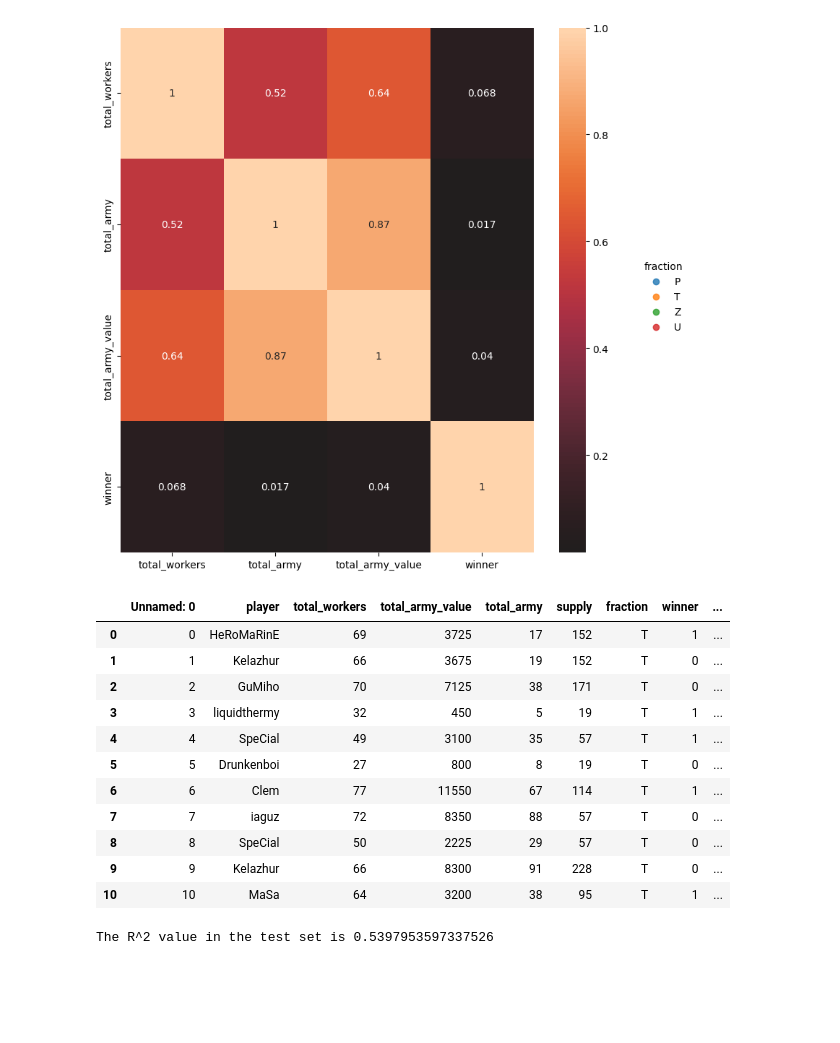
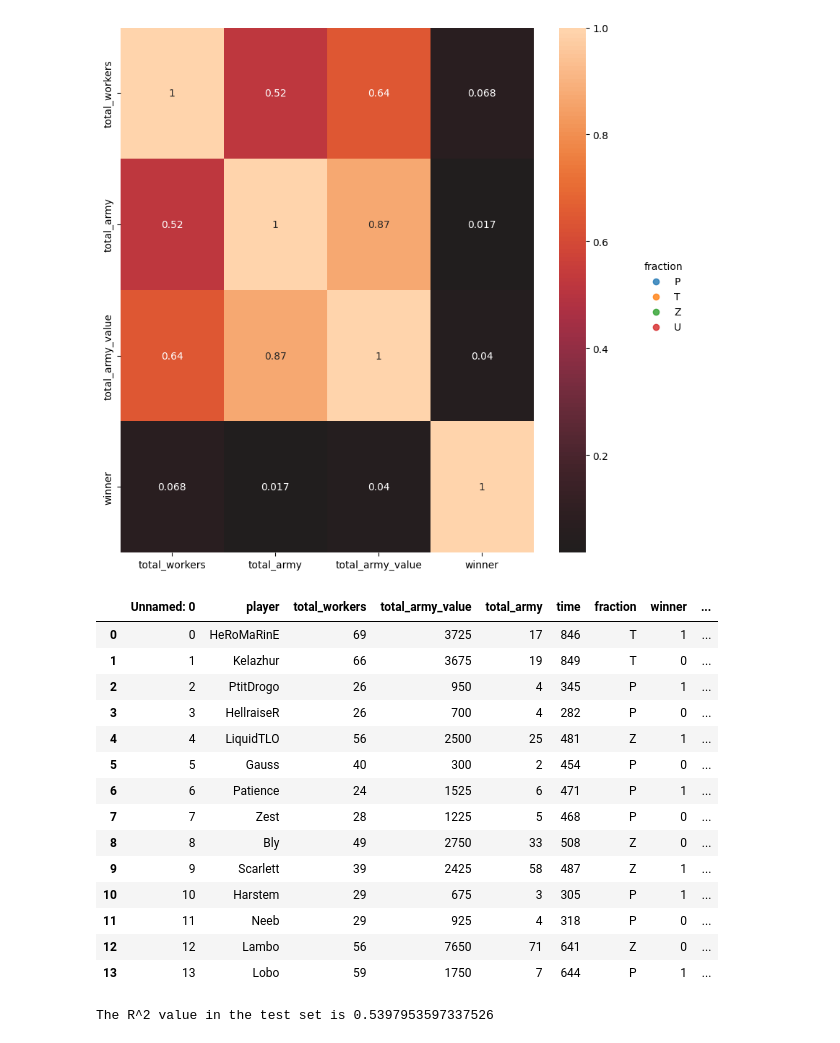
Before and after one commit to Monsieur-Bandana/gurobi_machine_learning, a Jupyter notebook: starcraft-pandas-version.ipynb, the cells around one changed output. Saved outputs shown, nothing was run; the diff lists cells and outputs as text; code cells hidden in the pictures; blank space fills up the shorter version.

```diff
--- a/starcraft-pandas-version.ipynb
+++ b/starcraft-pandas-version.ipynb
@@ -339,20 +421,25 @@ sns.heatmap(df[["total_workers","total_army","total_army_value", "winner"]].corr
 # %%
 df = pd.read_csv('csv_dateien/starcraftFinalcsvs/testRun.csv')
 
+df["army_in_time"] = df["total_army_value"]/df["time"]
+
 df
 # %% [output]
-|  | Unnamed: 0 | player | total_workers | total_army_value | total_army | supply | fraction | winner | ... |
-| 0 | 0 | HeRoMaRinE | 69 | 3725 | 17 | 152 | T | 1 | ... |
-| 1 | 1 | Kelazhur | 66 | 3675 | 19 | 152 | T | 0 | ... |
-| 2 | 2 | GuMiho | 70 | 7125 | 38 | 171 | T | 0 | ... |
-| 3 | 3 | liquidthermy | 32 | 450 | 5 | 19 | T | 1 | ... |
-| 4 | 4 | SpeCial | 49 | 3100 | 35 | 57 | T | 1 | ... |
-| 5 | 5 | Drunkenboi | 27 | 800 | 8 | 19 | T | 0 | ... |
-| 6 | 6 | Clem | 77 | 11550 | 67 | 114 | T | 1 | ... |
-| 7 | 7 | iaguz | 72 | 8350 | 88 | 57 | T | 0 | ... |
-| 8 | 8 | SpeCial | 50 | 2225 | 29 | 57 | T | 0 | ... |
-| 9 | 9 | Kelazhur | 66 | 8300 | 91 | 228 | T | 0 | ... |
-| 10 | 10 | MaSa | 64 | 3200 | 38 | 95 | T | 1 | ... |
+|  | Unnamed: 0 | player | total_workers | total_army_value | total_army | time | fraction | winner | ... |
+| 0 | 0 | HeRoMaRinE | 69 | 3725 | 17 | 846 | T | 1 | ... |
+| 1 | 1 | Kelazhur | 66 | 3675 | 19 | 849 | T | 0 | ... |
+| 2 | 2 | PtitDrogo | 26 | 950 | 4 | 345 | P | 1 | ... |
+| 3 | 3 | HellraiseR | 26 | 700 | 4 | 282 | P | 0 | ... |
+| 4 | 4 | LiquidTLO | 56 | 2500 | 25 | 481 | Z | 1 | ... |
+| 5 | 5 | Gauss | 40 | 300 | 2 | 454 | P | 0 | ... |
+| 6 | 6 | Patience | 24 | 1525 | 6 | 471 | P | 1 | ... |
+| 7 | 7 | Zest | 28 | 1225 | 5 | 468 | P | 0 | ... |
+| 8 | 8 | Bly | 49 | 2750 | 33 | 508 | Z | 0 | ... |
+| 9 | 9 | Scarlett | 39 | 2425 | 58 | 487 | Z | 1 | ... |
+| 10 | 10 | Harstem | 29 | 675 | 3 | 305 | P | 1 | ... |
+| 11 | 11 | Neeb | 29 | 925 | 4 | 318 | P | 0 | ... |
+| 12 | 12 | Lambo | 56 | 7650 | 71 | 641 | Z | 0 | ... |
+| 13 | 13 | Lobo | 59 | 1750 | 7 | 644 | P | 1 | ... |
 # %%
 # regression without scaling
 
```
Also changed, not shown: parts of 3 cells of this notebook, 10 other files.
